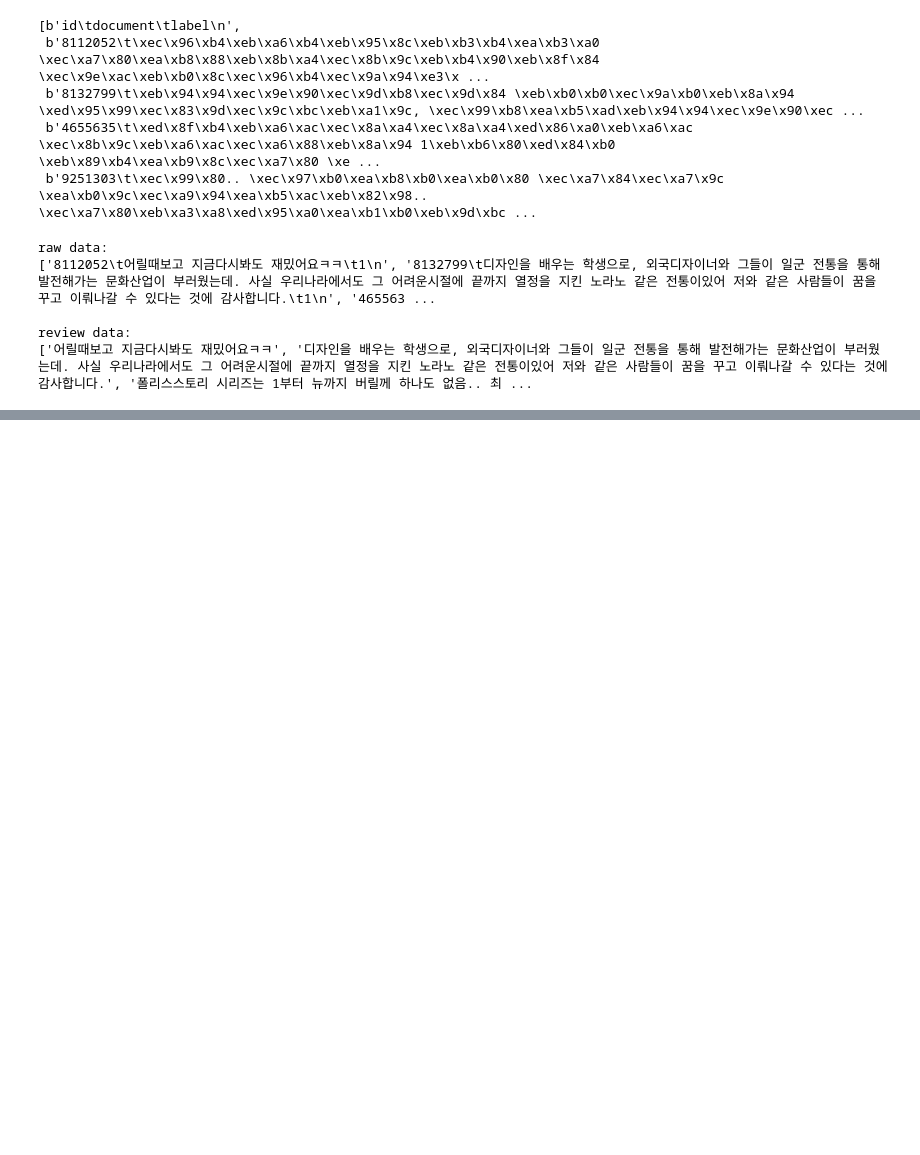
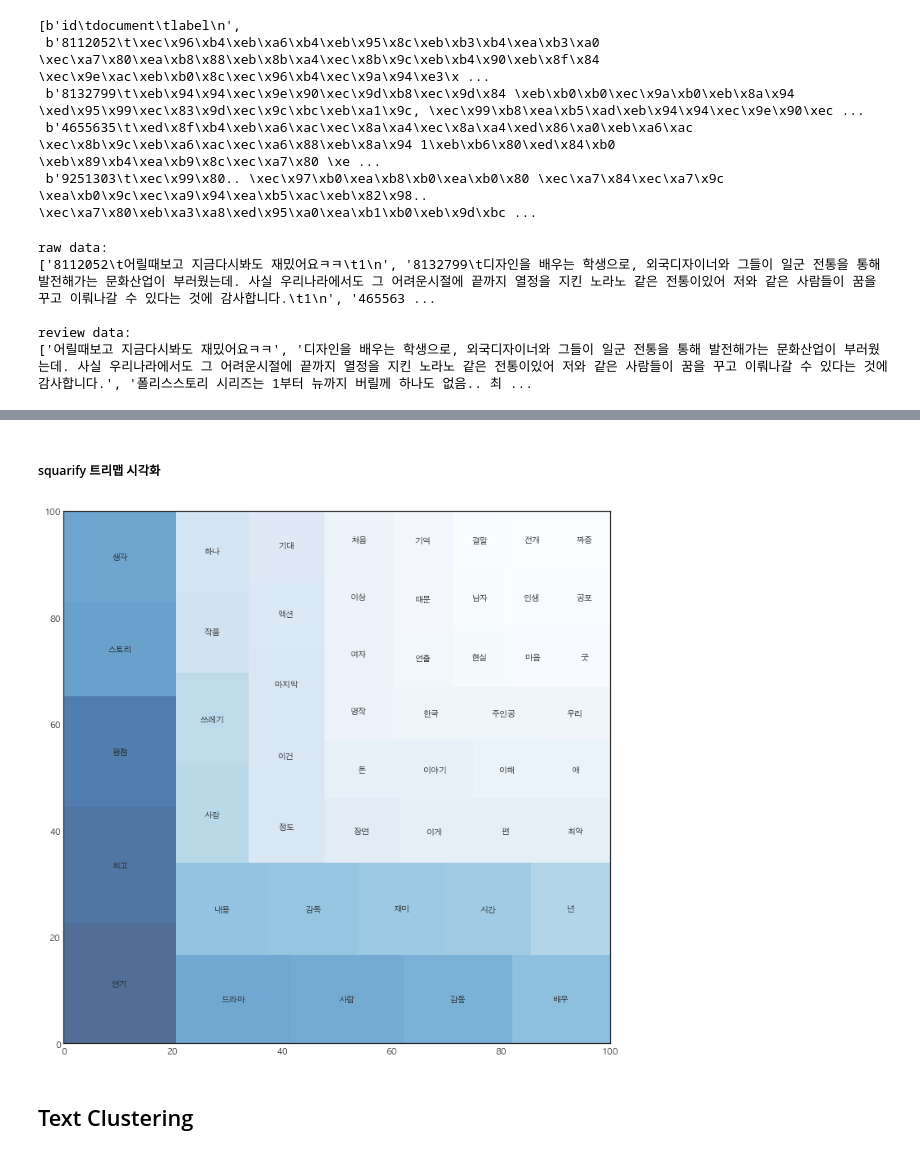
Before and after one commit to dong-hoon-lee/DL_prac, a Jupyter notebook: practices/projects/torch_youtube/suan_nlp.ipynb, the cells around one changed output, grey strips where cells are left out. Cells and saved outputs as stored; diff of their text form; code cells hidden in the pictures; blank space fills up the shorter version.

```diff
--- a/practices/projects/torch_youtube/suan_nlp.ipynb
+++ b/practices/projects/torch_youtube/suan_nlp.ipynb
@@ -416,0 +527,20 @@ review data:
+# %% [markdown]
+##### squarify 트리맵 시각화
+# %%
+import matplotlib
+import squarify
+
+plt.figure(figsize=(12,12))
+norm = matplotlib.colors.Normalize(vmin=min(top_nouns.values()),
+                                   vmax=max(top_nouns.values()))
+colors = [matplotlib.cm.Blues(norm(value)) for value in top_nouns.values()]
+
+squarify.plot(label=top_nouns.keys(),
+              sizes=top_nouns.values(),
+              color=colors,
+              alpha=.7)
+plt.show()
+# %% [output]
+[figure, added]
+# %% [markdown]
+## Text Clustering
```
Also changed, not shown: parts of 18 cells of this notebook, 1 other file.
